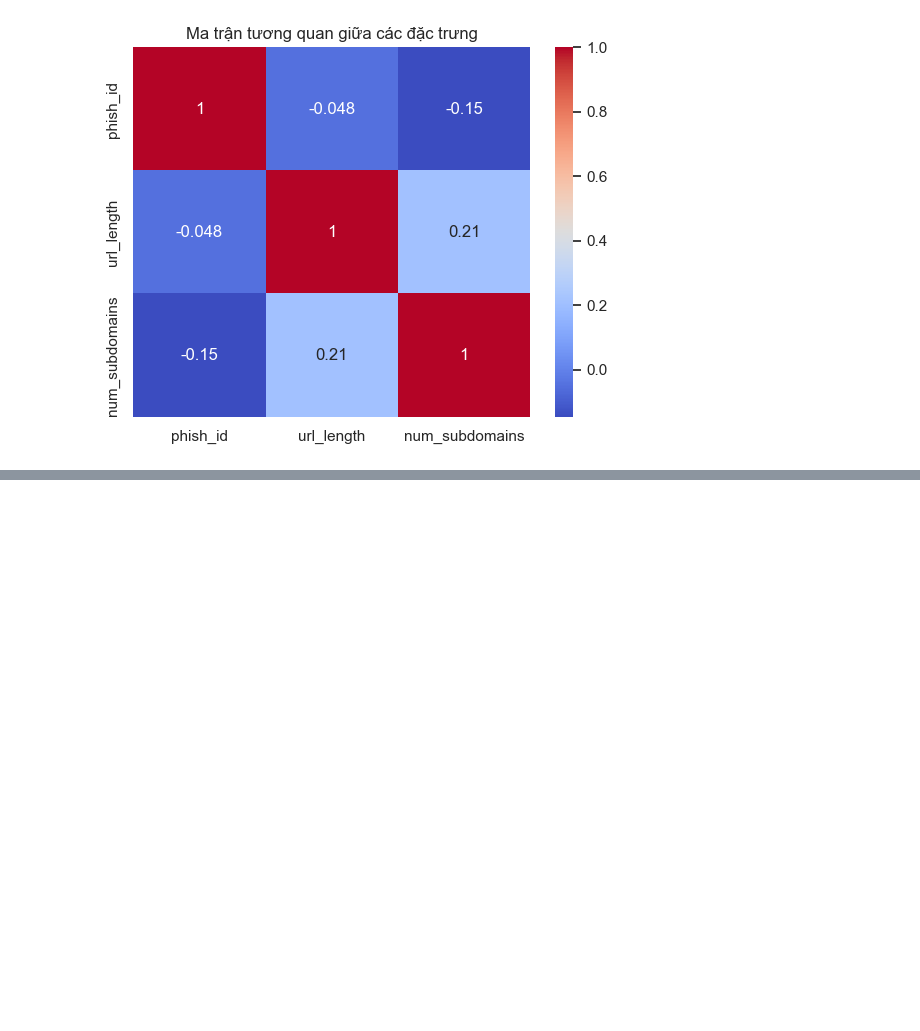
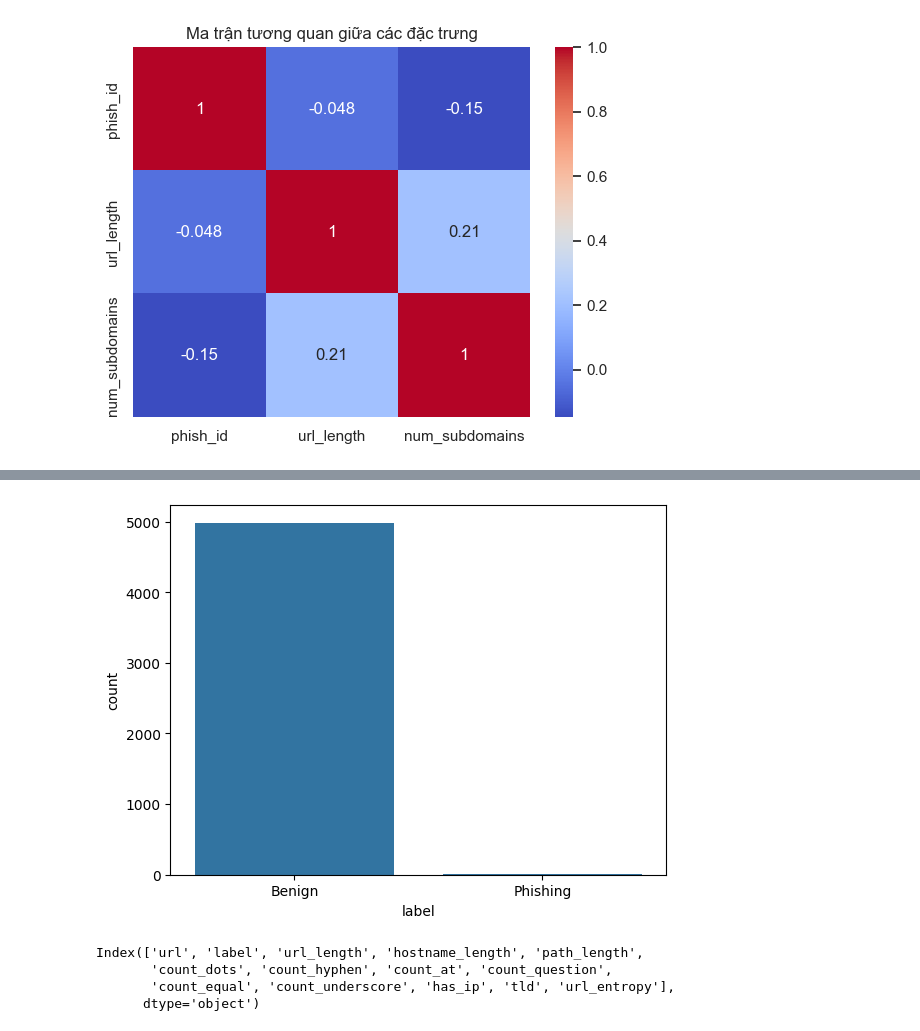
Before and after one commit to Trannhung24/phishing-detection-thesis, a Jupyter notebook: notebooks/EDA.ipynb, the cells around one changed output, grey strips where cells are left out. Cells and saved outputs as stored; diff of their text form; code cells hidden in the pictures; blank space fills up the shorter version.

Commit message:
Update EDA and feature extraction

```diff
--- a/notebooks/EDA.ipynb
+++ b/notebooks/EDA.ipynb
@@ -139,0 +374,3 @@ plt.show()
+# %%
+sample_df = full_df.sample(5000, random_state=42)
+display(sample_df.head())
@@ -139,0 +384,27 @@ plt.show()
+# %%
+from urllib.parse import urlparse
+from scipy.stats import entropy
+import re
+
+def extract_url_features(url):
+    parsed = urlparse(url)
+    features = {}
+    features['url_length'] = len(url)
+    features['hostname_length'] = len(parsed.netloc)
+    features['path_length'] = len(parsed.path)
+    features['count_dots'] = url.count('.')
+    features['count_hyphen'] = url.count('-')
+    features['count_at'] = url.count('@')
+    features['count_question'] = url.count('?')
+    features['count_equal'] = url.count('=')
+    features['count_underscore'] = url.count('_')
+    features['has_ip'] = int(bool(re.search(r'(\d{1,3}\.){3}\d{1,3}', parsed.netloc)))
+    features['tld'] = parsed.netloc.split('.')[-1] if parsed.netloc else ''
+    prob = [url.count(c)/len(url) for c in set(url)]
+    features['url_entropy'] = entropy(prob, base=2)
+    return features
+
+url_features = sample_df['url'].apply(extract_url_features)
+url_features_df = pd.DataFrame(list(url_features))
+sample_df = pd.concat([sample_df, url_features_df], axis=1)
+display(sample_df.head())
@@ -139,0 +418,9 @@ plt.show()
+# %%
+import seaborn as sns
+import matplotlib.pyplot as plt
+
+sns.countplot(x='label', data=sample_df)
+plt.xticks([0,1], ['Benign','Phishing'])
+plt.show()
+# %% [output]
+[figure, added]
@@ -139,0 +473,7 @@ plt.show()
+# %%
+print(df_balanced.columns)
+# %% [output]
+Index(['url', 'label', 'url_length', 'hostname_length', 'path_length',
+       'count_dots', 'count_hyphen', 'count_at', 'count_question',
+       'count_equal', 'count_underscore', 'has_ip', 'tld', 'url_entropy'],
+      dtype='object')
```
Also changed, not shown: parts of 11 cells of this notebook, 1 other file.
